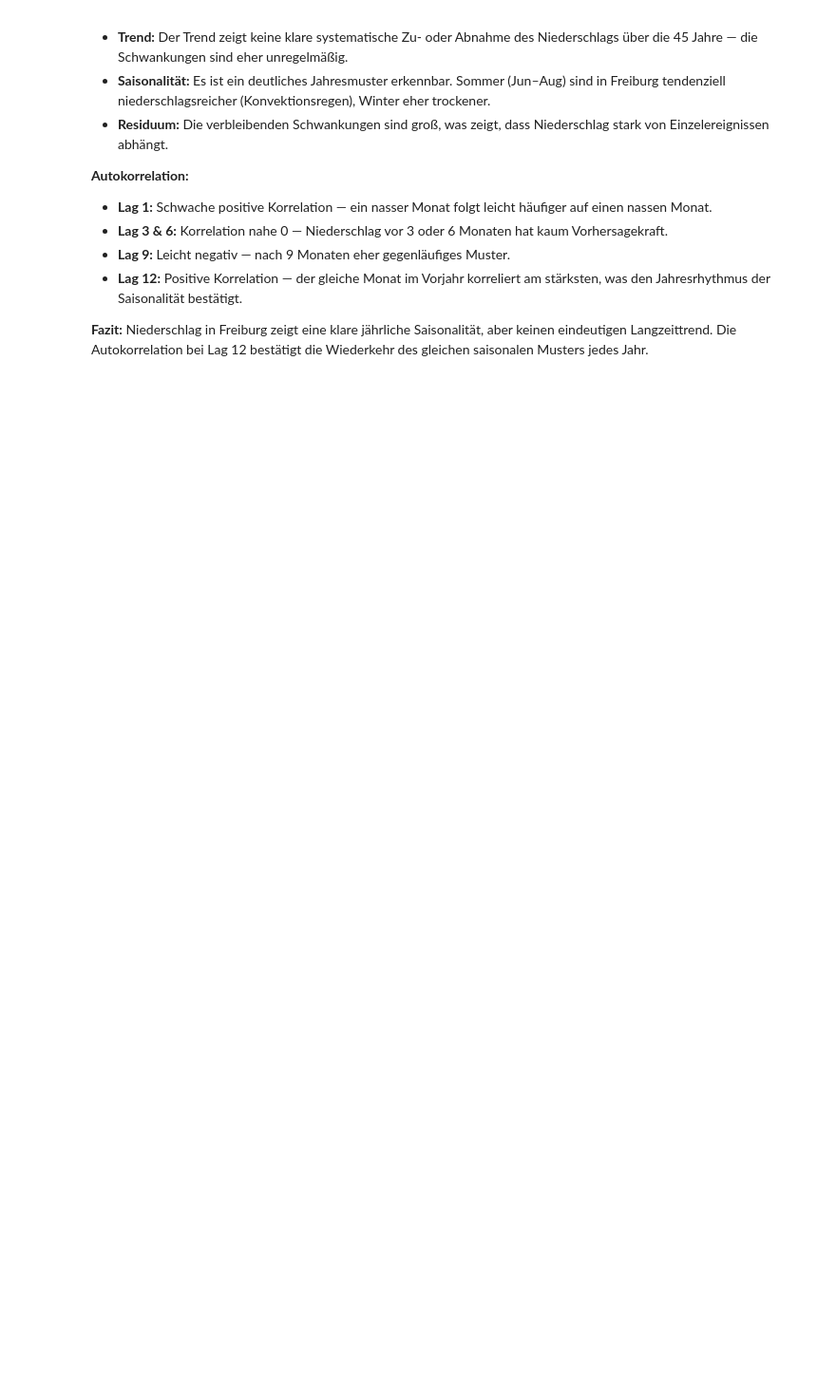
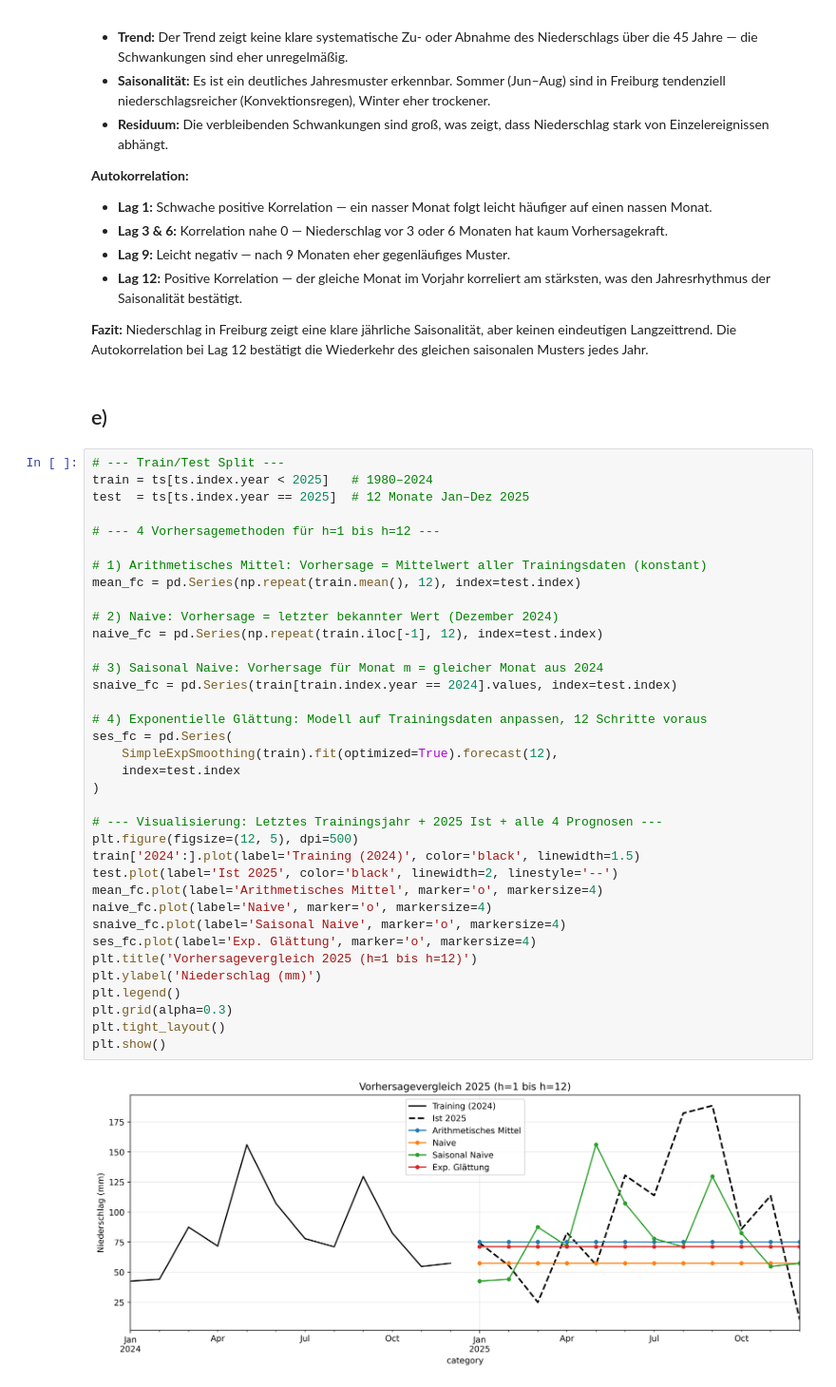
Before and after one commit to hagen-o/Umweltmonitoring-AB3, a Jupyter notebook: AB3_Bearbeitung.ipynb, the cells around one changed output. Shown at 95% size. Cells and saved outputs as stored; diff of their text form; blank space fills up the shorter version.

```diff
--- a/AB3_Bearbeitung.ipynb
+++ b/AB3_Bearbeitung.ipynb
@@ -390,3 +409,43 @@ Lag 12: 0.1647
 - **Lag 12:** Positive Korrelation — der gleiche Monat im Vorjahr korreliert am stärksten, was den Jahresrhythmus der Saisonalität bestätigt.
 
 **Fazit:** Niederschlag in Freiburg zeigt eine klare jährliche Saisonalität, aber keinen eindeutigen Langzeittrend. Die Autokorrelation bei Lag 12 bestätigt die Wiederkehr des gleichen saisonalen Musters jedes Jahr.
+# %% [markdown]
+## e)
+# %%
+# --- Train/Test Split ---
+train = ts[ts.index.year < 2025]   # 1980–2024
+test  = ts[ts.index.year == 2025]  # 12 Monate Jan–Dez 2025
+
+# --- 4 Vorhersagemethoden für h=1 bis h=12 ---
+
+# 1) Arithmetisches Mittel: Vorhersage = Mittelwert aller Trainingsdaten (konstant)
+mean_fc = pd.Series(np.repeat(train.mean(), 12), index=test.index)
+
+# 2) Naive: Vorhersage = letzter bekannter Wert (Dezember 2024)
+naive_fc = pd.Series(np.repeat(train.iloc[-1], 12), index=test.index)
+
+# 3) Saisonal Naive: Vorhersage für Monat m = gleicher Monat aus 2024
+snaive_fc = pd.Series(train[train.index.year == 2024].values, index=test.index)
+
+# 4) Exponentielle Glättung: Modell auf Trainingsdaten anpassen, 12 Schritte voraus
+ses_fc = pd.Series(
+    SimpleExpSmoothing(train).fit(optimized=True).forecast(12),
+    index=test.index
+)
+
+# --- Visualisierung: Letztes Trainingsjahr + 2025 Ist + alle 4 Prognosen ---
+plt.figure(figsize=(12, 5), dpi=500)
+train['2024':].plot(label='Training (2024)', color='black', linewidth=1.5)
+test.plot(label='Ist 2025', color='black', linewidth=2, linestyle='--')
+mean_fc.plot(label='Arithmetisches Mittel', marker='o', markersize=4)
+naive_fc.plot(label='Naive', marker='o', markersize=4)
+snaive_fc.plot(label='Saisonal Naive', marker='o', markersize=4)
+ses_fc.plot(label='Exp. Glättung', marker='o', markersize=4)
+plt.title('Vorhersagevergleich 2025 (h=1 bis h=12)')
+plt.ylabel('Niederschlag (mm)')
+plt.legend()
+plt.grid(alpha=0.3)
+plt.tight_layout()
+plt.show()
+# %% [output]
+[figure, added]
```
Also changed, not shown: parts of 6 cells of this notebook.
